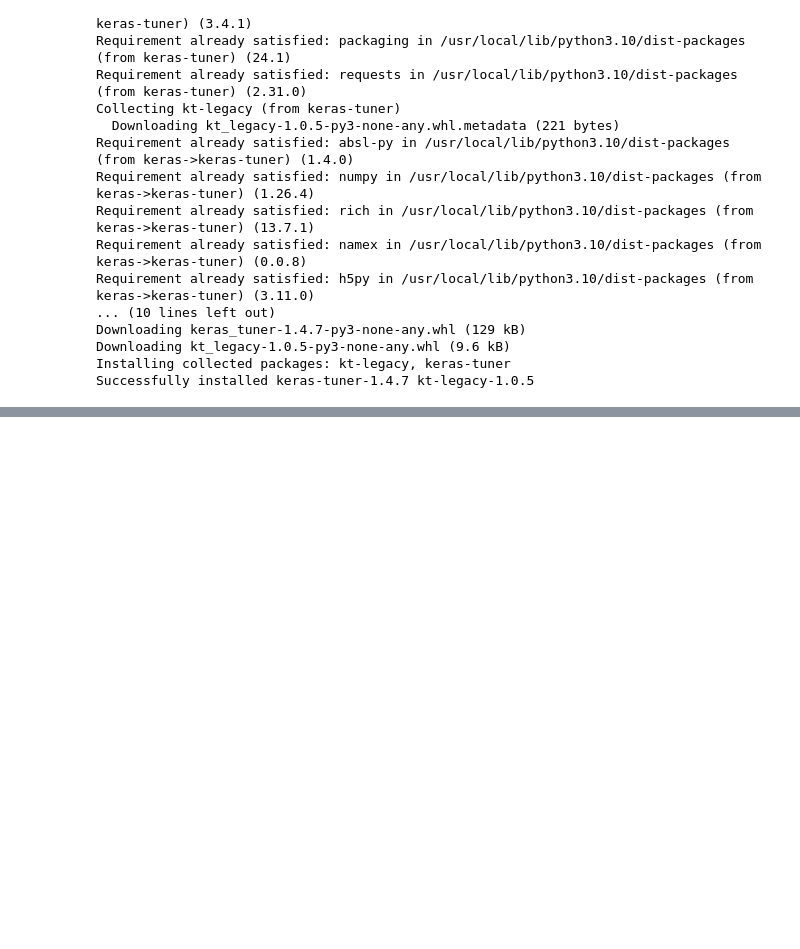
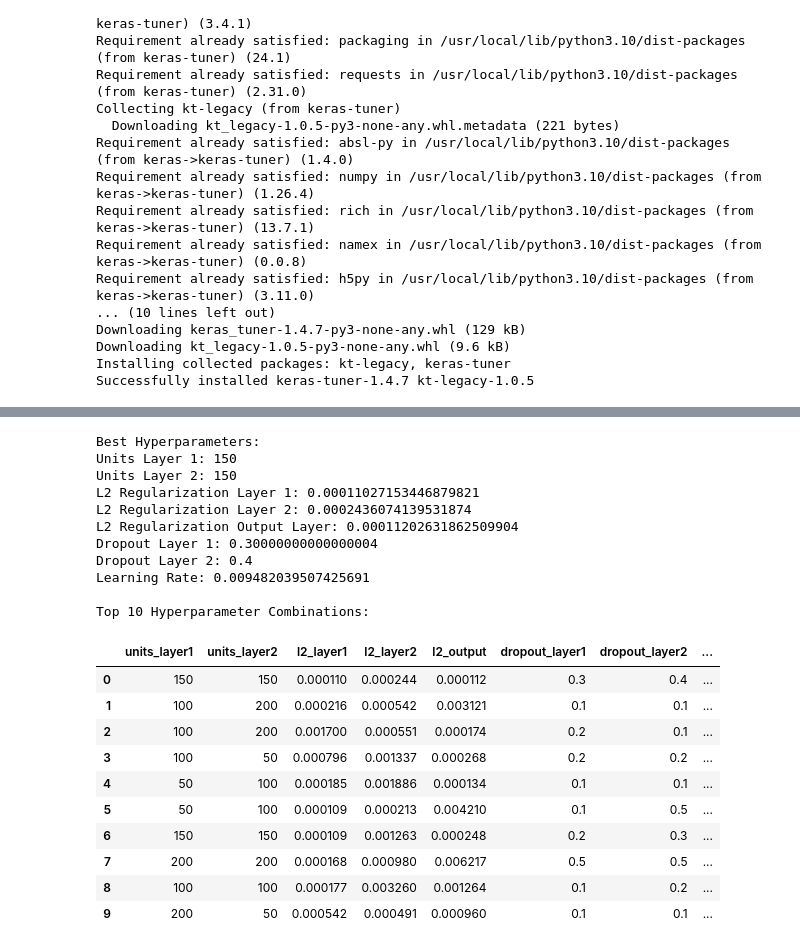
Before and after one commit to StevenSong-sTs/Property-Value-Forecast, a Jupyter notebook: ss24_capstone_team23_datallah_nkitts_steveso/LSTM_HyperPrametersTuning.ipynb, the cells around one changed output, grey strips where cells are left out. Cells and saved outputs as stored; diff of their text form; code cells hidden in the pictures; blank space fills up the shorter version.

```diff
--- a/ss24_capstone_team23_datallah_nkitts_steveso/LSTM_HyperPrametersTuning.ipynb
+++ b/ss24_capstone_team23_datallah_nkitts_steveso/LSTM_HyperPrametersTuning.ipynb
@@ -358,3 +330,59 @@ Dropout Layer 1: 0.4
+# %%
+# Retrieve and print the best hyperparameters
+best_hyperparameters = tuner.get_best_hyperparameters()[0]
+print("Best Hyperparameters:")
+print(f"Units Layer 1: {best_hyperparameters.get('units_layer1')}")
+print(f"Units Layer 2: {best_hyperparameters.get('units_layer2')}")
+print(f"L2 Regularization Layer 1: {best_hyperparameters.get('l2_layer1')}")
+print(f"L2 Regularization Layer 2: {best_hyperparameters.get('l2_layer2')}")
+print(f"L2 Regularization Output Layer: {best_hyperparameters.get('l2_output')}")
+print(f"Dropout Layer 1: {best_hyperparameters.get('dropout_layer1')}")
+print(f"Dropout Layer 2: {best_hyperparameters.get('dropout_layer2')}")
+print(f"Learning Rate: {best_hyperparameters.get('learning_rate')}")
+
+# Extracting and printing the performance of different hyperparameter combinations
+trials = tuner.oracle.get_best_trials(num_trials=10)
+trial_data = []
+
+for trial in trials:
+    trial_data.append({
+        'units_layer1': trial.hyperparameters.values['units_layer1'],
+        'units_layer2': trial.hyperparameters.values['units_layer2'],
+        'l2_layer1': trial.hyperparameters.values['l2_layer1'],
+        'l2_layer2': trial.hyperparameters.values['l2_layer2'],
+        'l2_output': trial.hyperparameters.values['l2_output'],
+        'dropout_layer1': trial.hyperparameters.values['dropout_layer1'],
+        'dropout_layer2': trial.hyperparameters.values['dropout_layer2'],
+        'learning_rate': trial.hyperparameters.values['learning_rate'],
+        'val_loss': trial.metrics.get_best_value('val_loss')
+    })
+
+trial_df = pd.DataFrame(trial_data)
+print("\nTop 10 Hyperparameter Combinations:")
+trial_df
+# %% [output]
+Best Hyperparameters:
+Units Layer 1: 150
+Units Layer 2: 150
+L2 Regularization Layer 1: 0.00011027153446879821
+L2 Regularization Layer 2: 0.0002436074139531874
+L2 Regularization Output Layer: 0.00011202631862509904
+Dropout Layer 1: 0.30000000000000004
+Dropout Layer 2: 0.4
+Learning Rate: 0.009482039507425691
+
+Top 10 Hyperparameter Combinations:
+|  | units_layer1 | units_layer2 | l2_layer1 | l2_layer2 | l2_output | dropout_layer1 | dropout_layer2 | ... |
+| 0 | 150 | 150 | 0.000110 | 0.000244 | 0.000112 | 0.3 | 0.4 | ... |
+| 1 | 100 | 200 | 0.000216 | 0.000542 | 0.003121 | 0.1 | 0.1 | ... |
+| 2 | 100 | 200 | 0.001700 | 0.000551 | 0.000174 | 0.2 | 0.1 | ... |
+| 3 | 100 | 50 | 0.000796 | 0.001337 | 0.000268 | 0.2 | 0.2 | ... |
+| 4 | 50 | 100 | 0.000185 | 0.001886 | 0.000134 | 0.1 | 0.1 | ... |
+| 5 | 50 | 100 | 0.000109 | 0.000213 | 0.004210 | 0.1 | 0.5 | ... |
+| 6 | 150 | 150 | 0.000109 | 0.001263 | 0.000248 | 0.2 | 0.3 | ... |
+| 7 | 200 | 200 | 0.000168 | 0.000980 | 0.006217 | 0.5 | 0.5 | ... |
+| 8 | 100 | 100 | 0.000177 | 0.003260 | 0.001264 | 0.1 | 0.2 | ... |
+| 9 | 200 | 50 | 0.000542 | 0.000491 | 0.000960 | 0.1 | 0.1 | ... |
 # %%
 # Build and retrain the best model
 best_model = build_model(best_hyperparameters)
```
Also changed, not shown: parts of 14 cells of this notebook, 1 other file.
